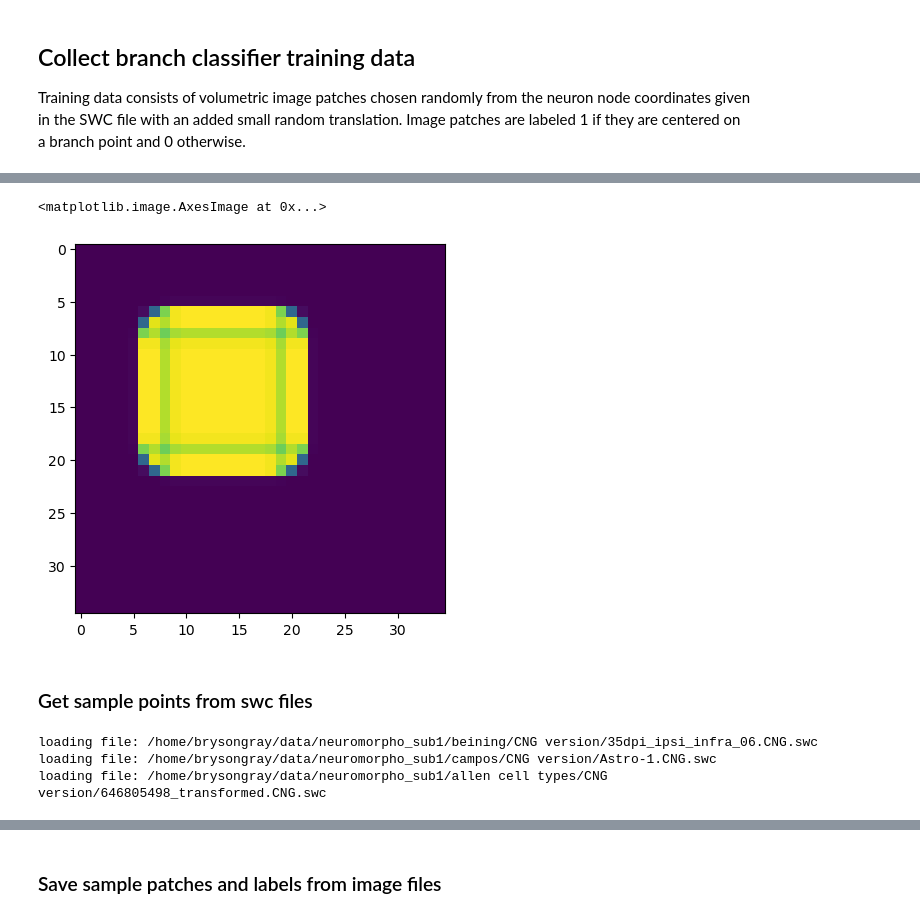
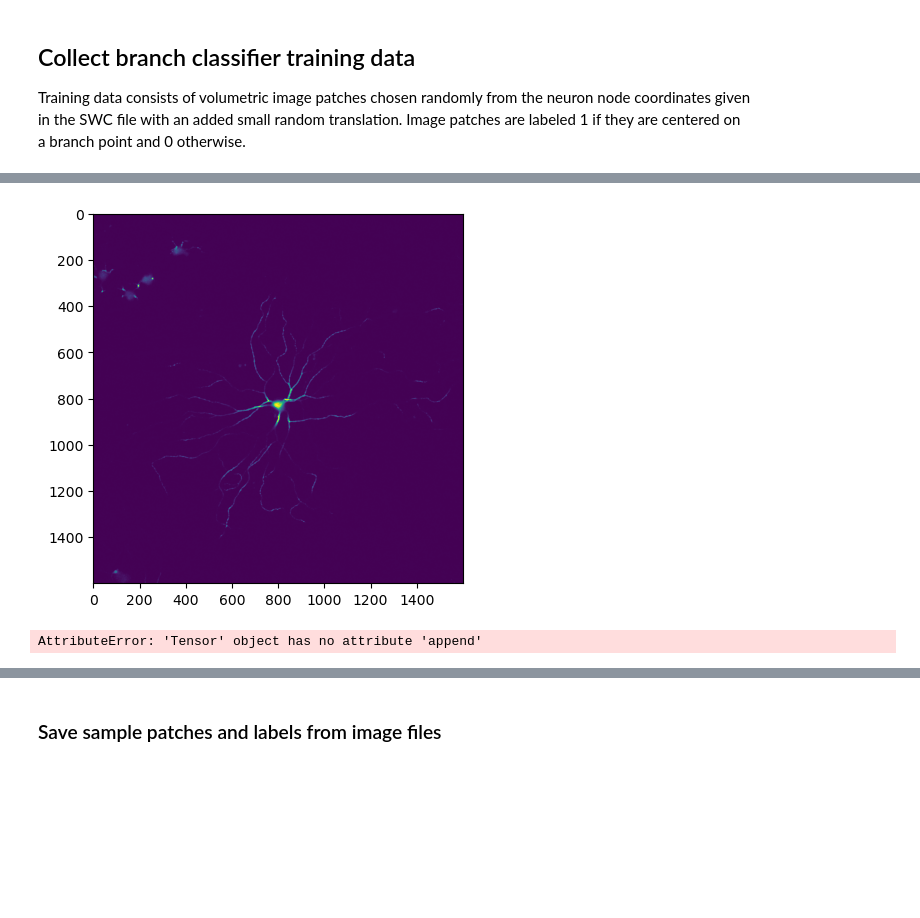
Before and after one commit to BrysonGray/neurotrack, a Jupyter notebook: notebooks/branch_classifier.ipynb, the cells around one changed output, grey strips where cells are left out. Cells and saved outputs as stored; diff of their text form; code cells hidden in the pictures; blank space fills up the shorter version.

```diff
--- a/notebooks/branch_classifier.ipynb
+++ b/notebooks/branch_classifier.ipynb
@@ -27,12 +176,3 @@ DEVICE = "cuda" if torch.cuda.is_available() else "cpu"
 Training data consists of volumetric image patches chosen randomly from the neuron node coordinates given\
 in the SWC file with an added small random translation. Image patches are labeled 1 if they are centered on\
  a branch point and 0 otherwise.
-# %%
-img_file = "/home/brysongray/bmap/gold166_tifs/09-2902-04R-01C-60x_merge_c1.tif"
-
-img = tf.imread(img_file)
-
-fig, ax = plt.subplots(1,3, figsize=(12,4))
-ax[0].imshow(img.max(0))
-ax[1].imshow(img.max(1))
-ax[2].imshow(img.max(2))
@@ -187,0 +181,13 @@ seed_point
+# %%
+# Load SWC file data into python lists
+swc_dir = "/home/brysongray/data/gold166_swc_scaled"
+swc_files = os.listdir(swc_dir)
+
+image_dir = "/home/brysongray/data/gold166_tifs_scaled/"
+image_files = os.listdir(image_dir)
+
+out_dir = "/home/brysongray/data/gold166_classifier_data/"
+if not os.path.exists(out_dir):
+    os.makedirs(out_dir, exist_ok=True)
+if not os.path.exists(os.path.join(out_dir, "observations")):
+    os.makedirs(os.path.join(out_dir, "observations"))
@@ -187,0 +200,13 @@ seed_point
+# %%
+swc_file = swc_files[1]
+swc_list = load.swc(os.path.join(swc_dir, swc_file), verbose=False)
+img_name = [img_file for img_file in image_files if img_file.split('.tif')[0] in swc_file]
+img_name = img_name[0]
+img = tf.imread(os.path.join(image_dir, img_name))
+sections, graph = load.parse_swc_list_original(swc_list)
+branches, terminals = load.get_critical_points(swc_list, graph, sections)
+
+segments = []
+for section in sections.values():
+    segments.append(section)
+segments = torch.concatenate(segments)
@@ -210,25 +219,12 @@ test_img[7:21,7:21,7:21] = np.ones((14,14,14))
-# %%
-harris_img = harris_detector(test_img, sigma=1.0, k=0.04)
-
-plt.imshow(harris_img.max(0))
-# %% [output]
-<matplotlib.image.AxesImage at 0x...>
-[figure, removed]
-# %% [markdown]
-### Get sample points from swc files
-# %%
-# Load SWC file data into python lists
-labels_dir = "/home/brysongray/data/neuromorpho_sub1"
-files = [f for x in os.walk(labels_dir) for f in glob(os.path.join(x[0], '*.swc'))]
-swc_lists = []
-for f in files:
-    swc_lists.append(load.swc(f))
-
-# Collect random sample points from SWC data
-samples_per_file = 50
-fnames = [f.split('/')[-1].split('.')[0] for f in files]
-sample_points = collect.swc_random_points(samples_per_file, swc_lists, fnames, adjust=True)
-# %% [output]
-loading file: /home/brysongray/data/neuromorpho_sub1/beining/CNG version/35dpi_ipsi_infra_06.CNG.swc
-loading file: /home/brysongray/data/neuromorpho_sub1/campos/CNG version/Astro-1.CNG.swc
-loading file: /home/brysongray/data/neuromorpho_sub1/allen cell types/CNG version/646805498_transformed.CNG.swc
+# %%
+# display the image with a branch point
+plt.imshow(img[56])
+
+plt.show()
+# %% [output]
+[figure, added]
+# %%
+swc_list = load.swc(os.path.join(swc_dir, 'GMR_57C10_AD_01-Two_recombinase_flipouts_A-f-A-20111108_4_E3-left_optic_lobe.v3draw.extract_1.v3dpbd.swc'), verbose=False)
+sections, graph = load.parse_swc_list(swc_list)
+# %% [output]
+AttributeError: 'Tensor' object has no attribute 'append'
```
Also changed, not shown: parts of 30 cells of this notebook, 9 other files.
